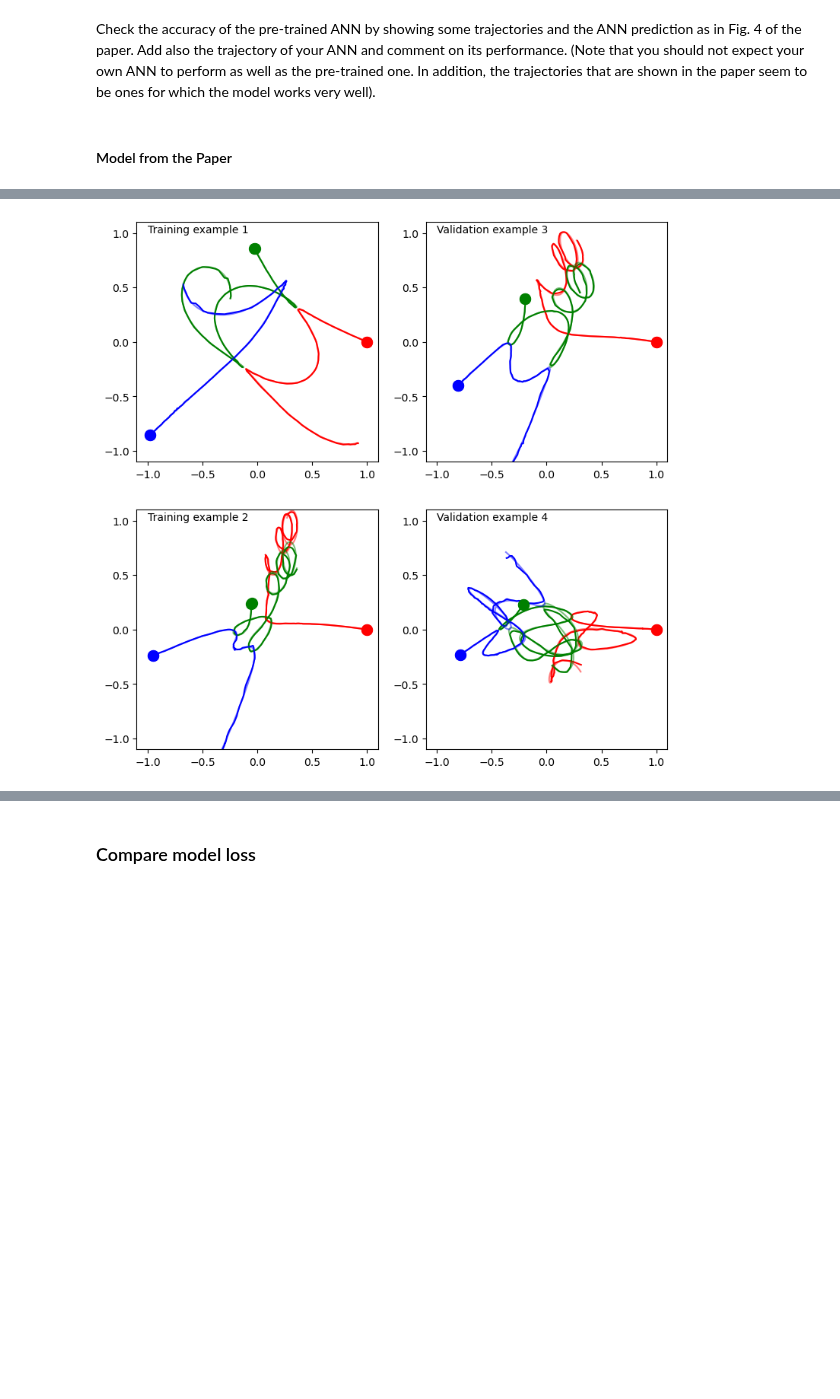
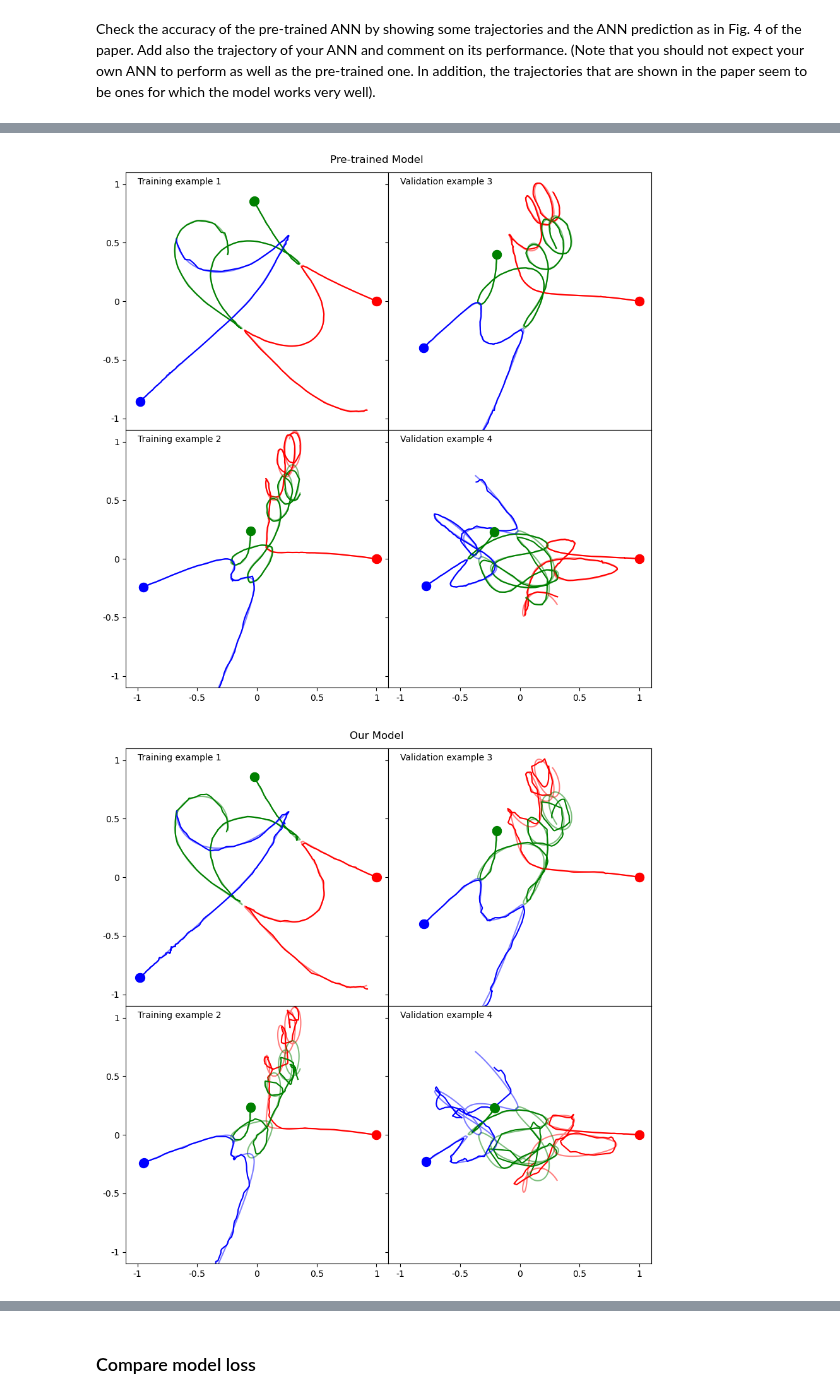
Before and after one commit to stach/lfd-project, a Jupyter notebook: Project2/project2.ipynb, the cells around one changed output, grey strips where cells are left out. Saved outputs shown, nothing was run; the diff lists cells and outputs as text; code cells hidden in the pictures; blank space fills up the shorter version.

```diff
--- a/Project2/project2.ipynb
+++ b/Project2/project2.ipynb
@@ -232,7 +247,8 @@ model.compile(optimizer=optimizer, loss=loss)
 # %% [markdown]
  or load an existing model
 # %%
-# Insert the name of the model you want to load
-train = False
-model_name = "1310_1513"
-model = keras.models.load_model(f"./models/NN_project2_{model_name}.h5")
+if not(train):
+    # Insert the name of the model you want to load
+    train = False
+    model_name = "1410_1031"
+    model = keras.models.load_model(f"./models/NN_project2_{model_name}.h5")
@@ -278,7 +306,8 @@ reduce_lr = keras.callbacks.ReduceLROnPlateau(monitor='val_loss', factor=0.5, pa
 callback_lr = keras.callbacks.EarlyStopping(monitor='val_loss', patience=4)
 # %%
-history = model.fit(dataset_train,
-                    epochs=EPOCHS,
-                    validation_data = dataset_validation,
-                    callbacks=[reduce_lr,callback_lr],
-                    )
+if train:
+    history = model.fit(dataset_train,
+                        epochs=EPOCHS,
+                        validation_data = dataset_validation,
+                        callbacks=[reduce_lr,callback_lr],
+                        )
@@ -428,40 +426,28 @@ Check the accuracy of the pre-trained ANN by showing some trajectories and the A
 # %%
 instances = [1,3,2,4]
 # instances = [1000,2,111,50]
-# %% [markdown]
-#### Model from the Paper
 # %%
-i = 0
 
-fig, ax = plt.subplots(2,2, figsize=(9,9))
-for d1 in ax:
-    for element in d1:
-
-        idx = instances[i]
-
-        if i in [0,2]:
+for mm, title in zip([pre_trained_model, model], ["Pre-trained Model", "Our Model"]):
+    fig, axs = plt.subplots(2,2, figsize=(9,9), sharex=True, sharey=True)
+    for idx, ax, settype in zip(instances, axs.flatten(), ["train", "validation", "train", "validation"]):
+        if settype=="train":
             input_data = np.hstack((X_train[idx,:,0].reshape(1000,1),np.full((1000,2),X_train[idx,0,1:])))
-            element.annotate(f"Training example {idx}", xy=(-1, 1))
+            ax.annotate(f"Training example {idx}", xy=(-1, 1))
             y_instance = y_train[idx,:,:]
-        else:
+        elif settype=="validation":
             input_data = np.hstack((X_validation[idx,:,0].reshape(1000,1),np.full((1000,2),X_validation[idx,0,1:])))
-            element.annotate(f"Validation example {idx}", xy=(-1, 1))
+            ax.annotate(f"Validation example {idx}", xy=(-1, 1))
             y_instance = y_validation[idx,:,:]
 
-        i+=1
-        yhat = pre_trained_model.predict(input_data)
+        yhat = mm.predict(input_data)
 
         p1_hat, p2_hat, p3_hat = get_trajectories(yhat)
         p1_gt, p2_gt, p3_gt = get_trajectories(y_instance)
 
-        p1_gt, p2_gt, p3_gt = get_trajectories(y_instance)
-
-        plot_trajectories(p1_hat, p2_hat, p3_hat, ax=element, label=idx)
-        plot_trajectories(p1_gt, p2_gt, p3_gt, ax=element, label=idx, alpha=0.5)
-
-        ticks = [-1, -0.5, 0, 0.5, 1]
-        element.set_xlim([-1.1,1.1])
-        element.set_ylim([-1.1,1.1])
-        element.set_xticks(ticks)
-        element.set_yticks(ticks)
+        plot_trajectories(p1_hat, p2_hat, p3_hat, ax=ax, label=idx)
+        plot_trajectories(p1_gt, p2_gt, p3_gt, ax=ax, label=idx, alpha=0.5)
+    fig.suptitle(title)
+    fig.tight_layout()
+    fig.subplots_adjust(hspace=0, wspace=0)
 # %% [output]
@@ -472 +462,2 @@ for d1 in ax:
-[figure, old version]
+[figure, new version]
+[figure, added]
```
Also changed, not shown: parts of 24 cells of this notebook.
